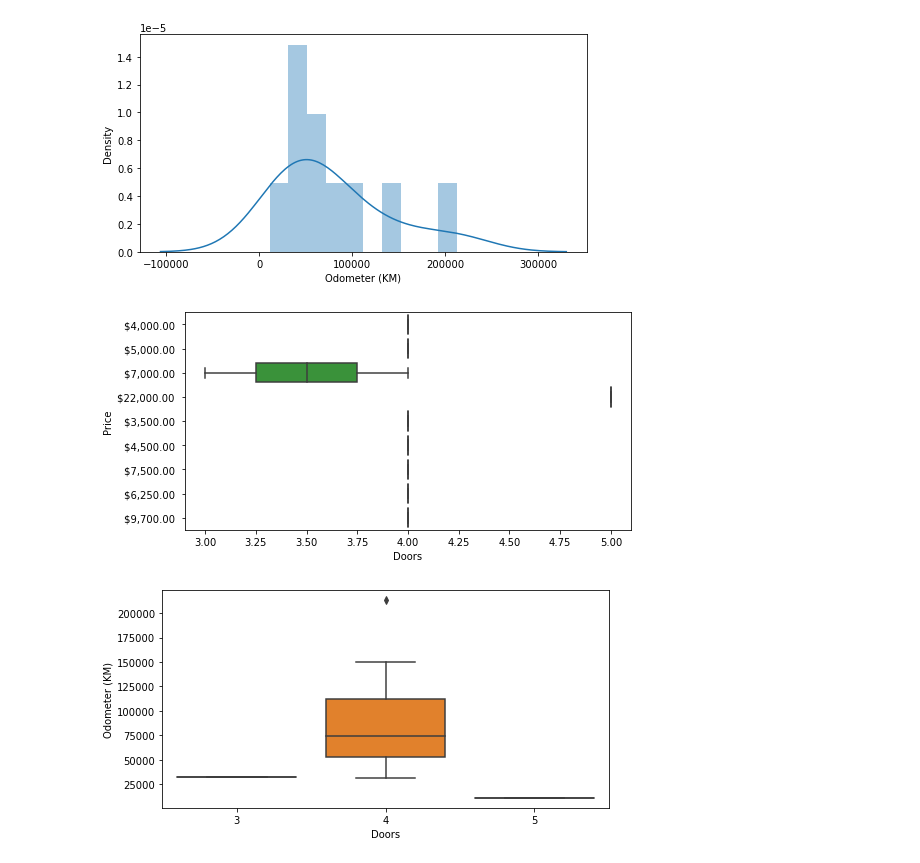
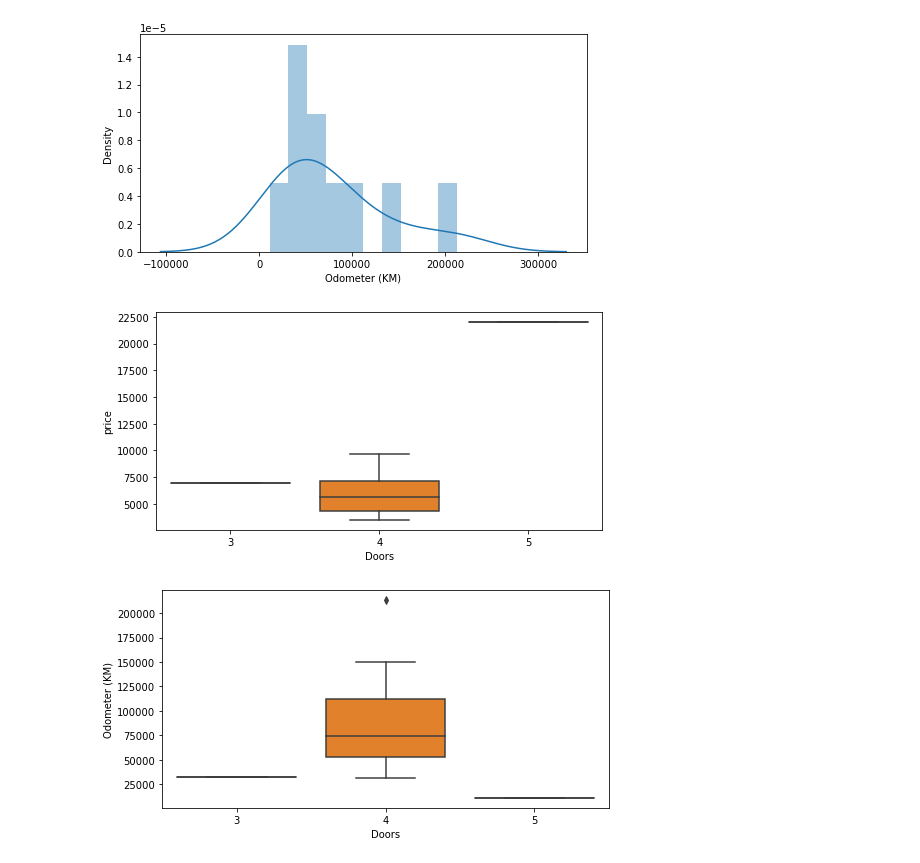
Before and after one commit to Abdullah-ICT-14/Python, a Jupyter notebook: Data Frames/Introduction to seaborn.ipynb, the cells around one changed output. Drawn from its saved outputs; the diff is of its cells as text; code cells hidden in the pictures.

```diff
--- a/Data Frames/Introduction to seaborn.ipynb
+++ b/Data Frames/Introduction to seaborn.ipynb
@@ -21,3 +21,8 @@ df
 | 7 | Honda | Blue | 54738 | 4 | $7,000.00 |
 | 8 | Toyota | White | 60000 | 4 | $6,250.00 |
 | 9 | Nissan | White | 31600 | 4 | $9,700.00 |
+# %%
+price=[4000,5000,7000,22000,3500,4500,7500,7000,6250,9700]
+# %%
+df['price']=price
+df
@@ -23,0 +41,3 @@ df
+# %%
+df.drop('Price',axis=1,inplace=True)
+df
@@ -36,9 +68,9 @@ visu2=sns.distplot(df['Odometer (KM)'],bins=10)
 [figure]
 # %%
 # Boxplot
-visu3=sns.boxplot(data=df,x='Doors',y='Price')
+visu3=sns.boxplot(data=df,x='Doors',y='price')
 # %% [output]
-[figure, old version]
+[figure, new version]
 # %%
 visu4=sns.boxplot(data=df,x='Doors',y='Odometer (KM)')
 # %% [output]
```
Also changed, not shown: parts of 5 cells of this notebook.
